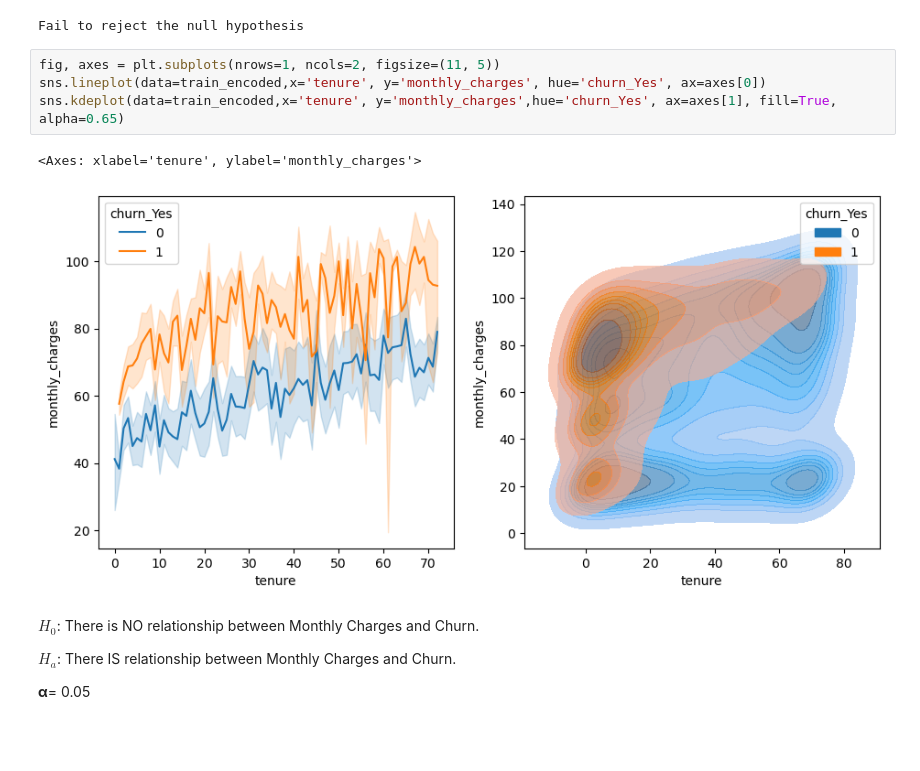
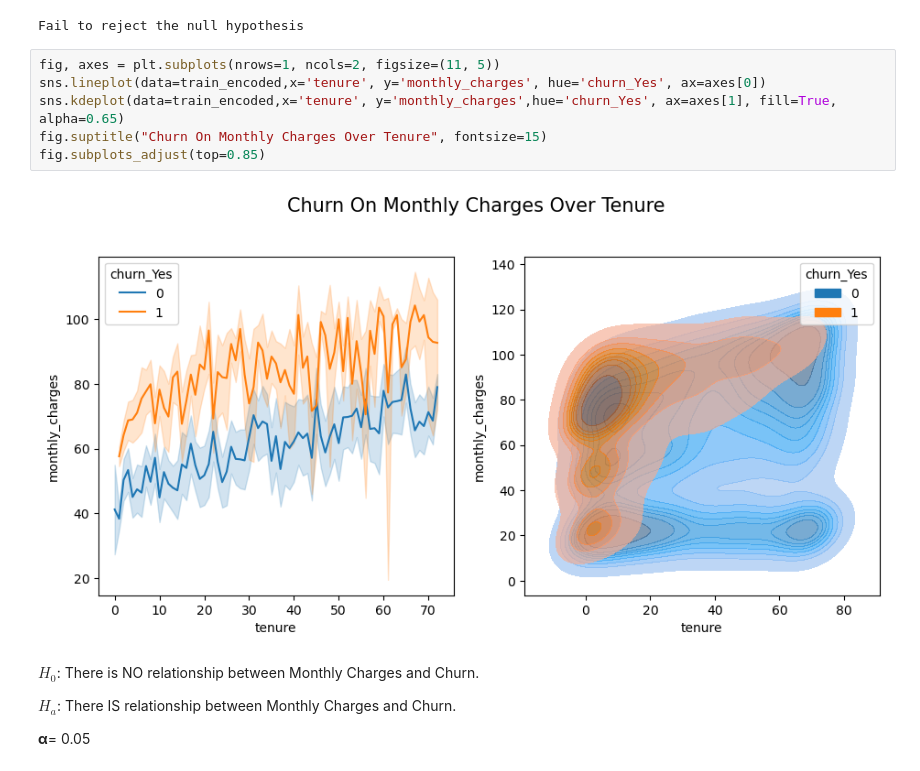
Before and after one commit to Jacob-Ball22/Classification-Project, a Jupyter notebook: non-final-notebook.ipynb, the cells around one changed output. Saved outputs shown, nothing was run; the diff lists cells and outputs as text; blank space fills up the shorter version.

Commit message:
Changes to charts to target data to churn properly

```diff
--- a/non-final-notebook.ipynb
+++ b/non-final-notebook.ipynb
@@ -152,10 +152,11 @@ Fail to reject the null hypothesis
 # %%
 fig, axes = plt.subplots(nrows=1, ncols=2, figsize=(11, 5))
 sns.lineplot(data=train_encoded,x='tenure', y='monthly_charges', hue='churn_Yes', ax=axes[0])
 sns.kdeplot(data=train_encoded,x='tenure', y='monthly_charges',hue='churn_Yes', ax=axes[1], fill=True, alpha=0.65)
+fig.suptitle("Churn On Monthly Charges Over Tenure", fontsize=15)
+fig.subplots_adjust(top=0.85)
 # %% [output]
-<Axes: xlabel='tenure', ylabel='monthly_charges'>
-[figure, old version]
+[figure, new version]
 # %% [markdown]
 $H_0$: There is NO relationship between Monthly Charges and Churn.
 
```
Also changed, not shown: parts of 7 cells of this notebook.
